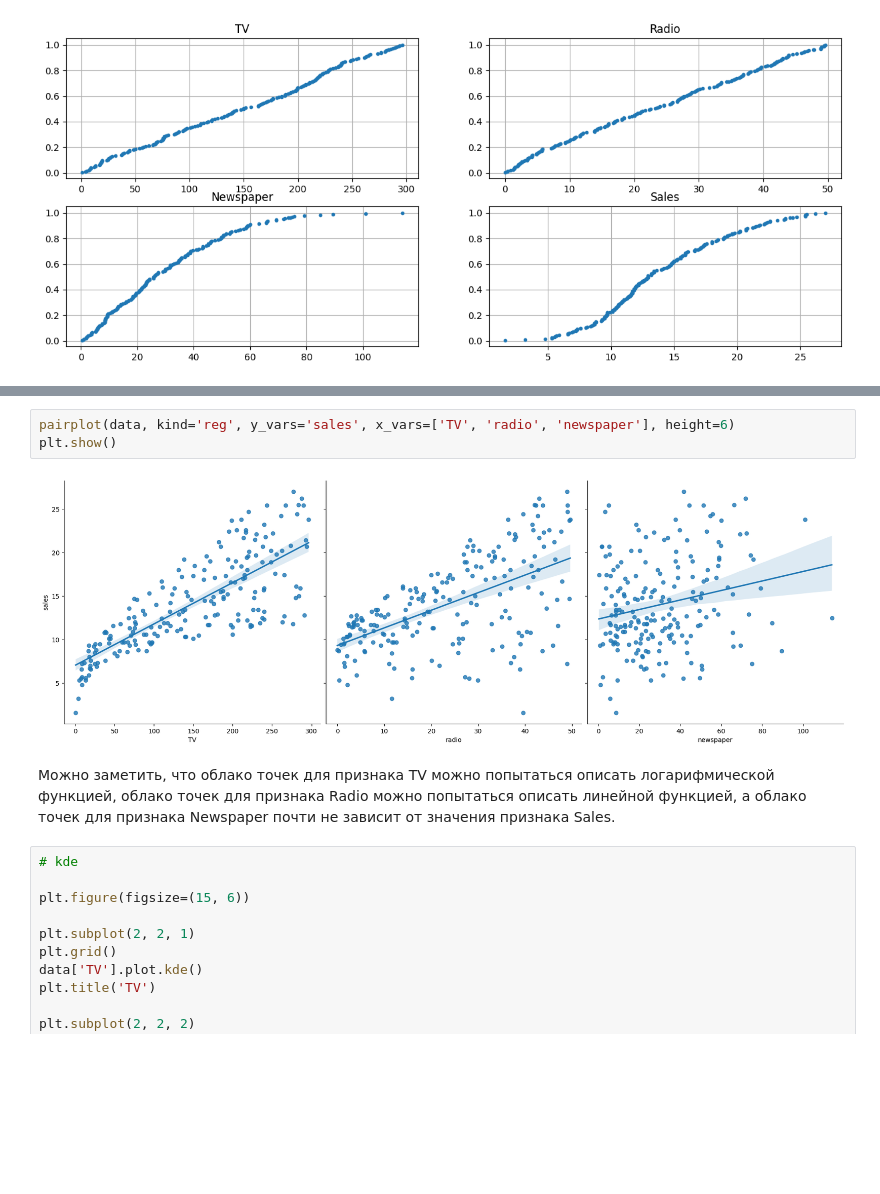
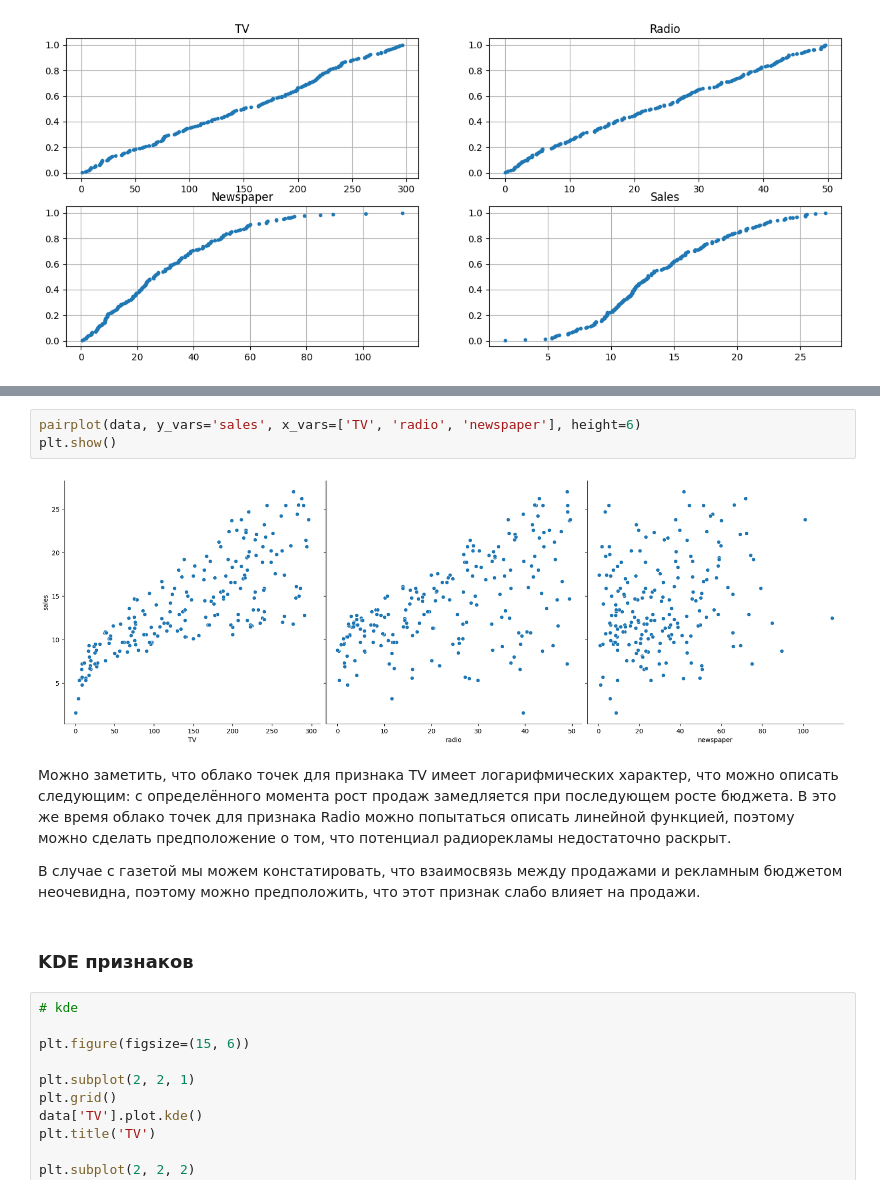
Before and after one commit to edelwiw/MachineLearning, a Jupyter notebook: Lab1.ipynb, the cells around one changed output, grey strips where cells are left out. Drawn from its saved outputs; the diff is of its cells as text; blank space fills up the shorter version.

```diff
--- a/Lab1.ipynb
+++ b/Lab1.ipynb
@@ -204,10 +199,14 @@ plt.show()
 # %%
-pairplot(data, kind='reg', y_vars='sales', x_vars=['TV', 'radio', 'newspaper'], height=6)
+pairplot(data, y_vars='sales', x_vars=['TV', 'radio', 'newspaper'], height=6)
 plt.show()
 # %% [output]
-[figure, old version]
+[figure, new version]
-# %% [markdown]
-Можно заметить, что облако точек для признака TV можно попытаться описать логарифмической функцией, облако точек для признака Radio можно попытаться описать линейной функцией, а облако точек для признака Newspaper почти не зависит от значения признака Sales.
+# %% [markdown]
+Можно заметить, что облако точек для признака TV имеет логарифмических характер, что можно описать следующим: с определённого момента рост продаж замедляется при последующем росте бюджета. В это же время облако точек для признака Radio можно попытаться описать линейной функцией, поэтому можно сделать предположение о том, что потенциал радиорекламы недостаточно раскрыт.
+
+В случае с газетой мы можем констатировать, что взаимосвязь между продажами и рекламным бюджетом неочевидна, поэтому можно предположить, что этот признак слабо влияет на продажи.
+# %% [markdown]
+### KDE признаков
 # %%
 # kde
 
```
Also changed, not shown: parts of 9 cells of this notebook.
